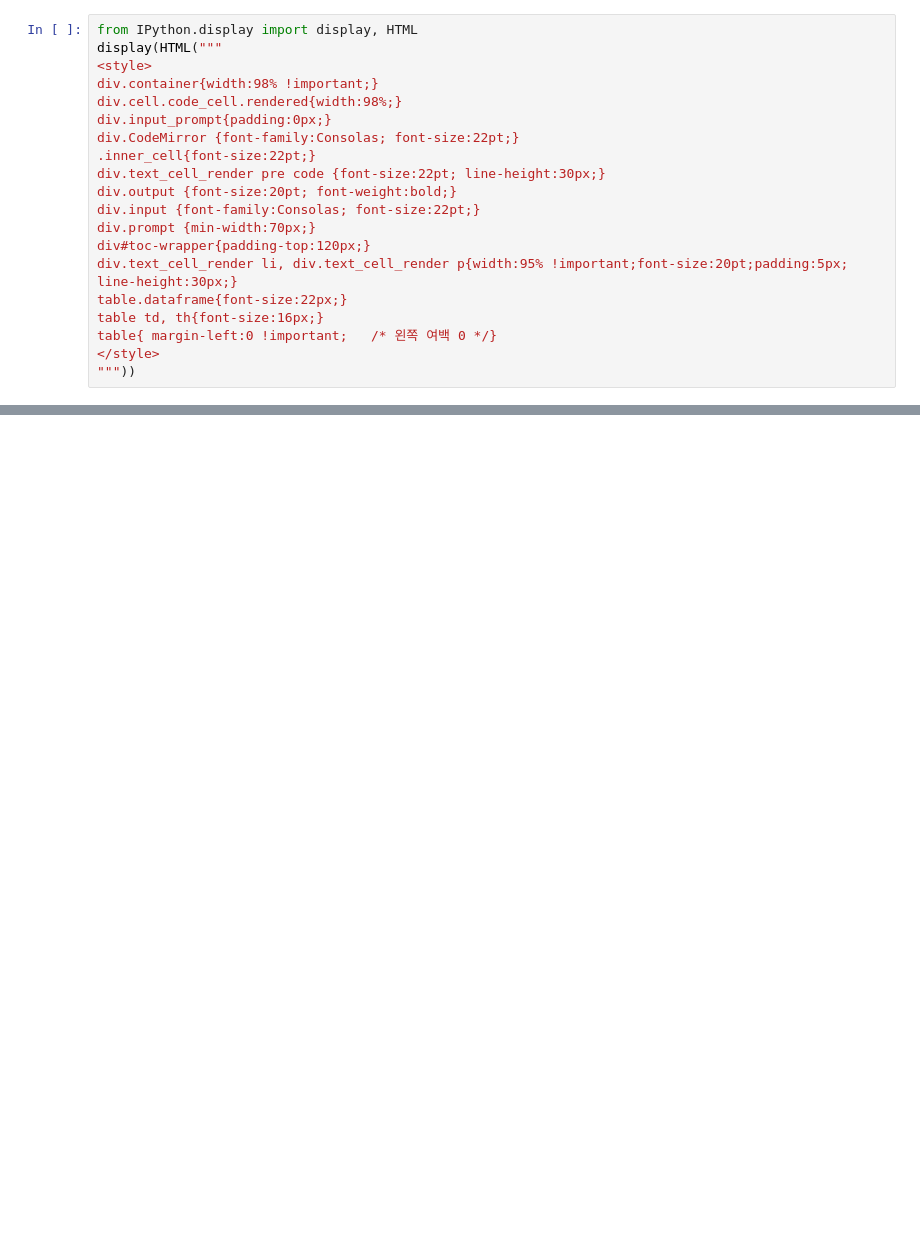
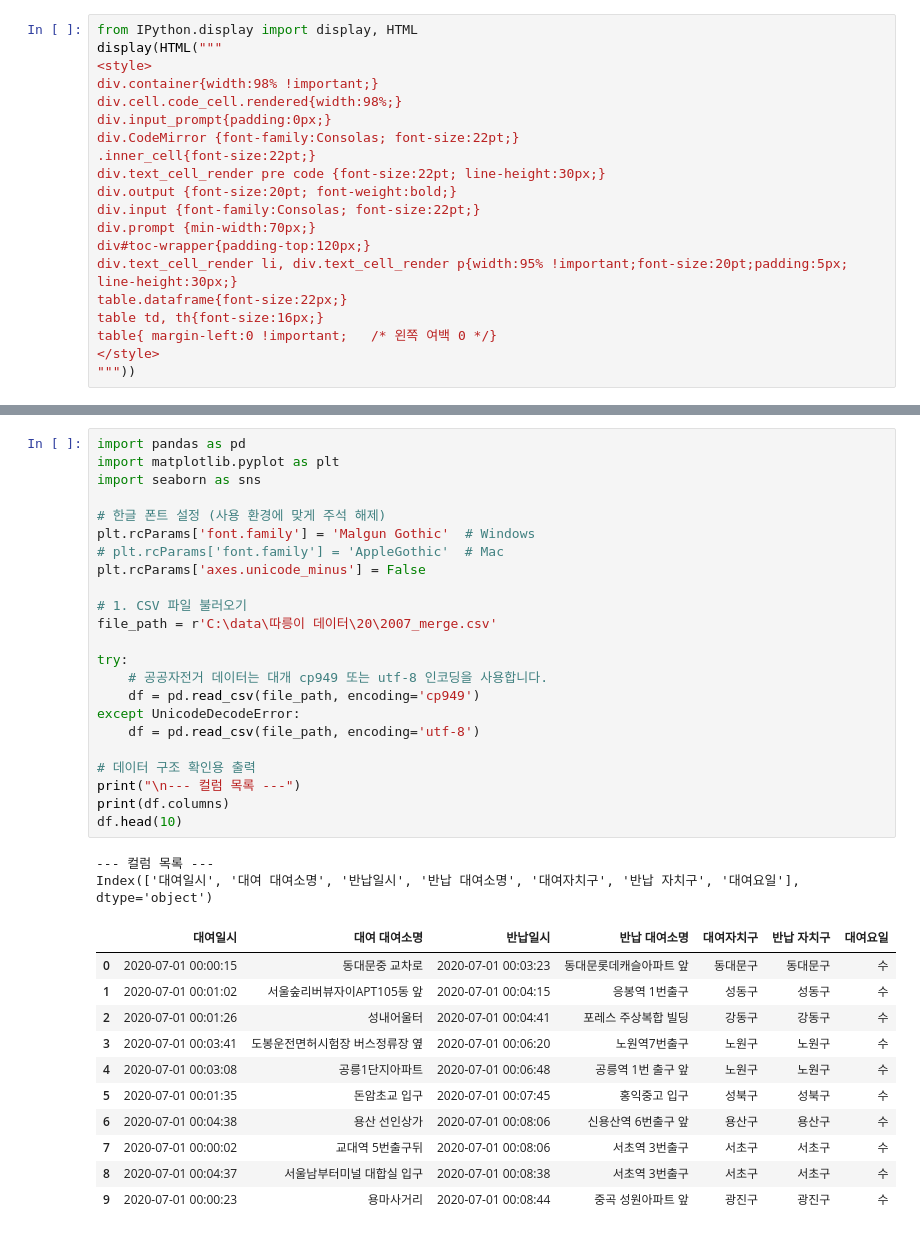
Before and after one commit to wonee-302/ai, a Jupyter notebook: source/Untitled.ipynb, the cells around one changed output, grey strips where cells are left out. Drawn from its saved outputs; the diff is of its cells as text; blank space fills up the shorter version.

```diff
--- a/source/Untitled.ipynb
+++ b/source/Untitled.ipynb
@@ -217,0 +21,37 @@ print("=== 1월부터 12월까지 전체 파일의 전처리 및 저장이 완
+# %%
+import pandas as pd
+import matplotlib.pyplot as plt
+import seaborn as sns
+
+# 한글 폰트 설정 (사용 환경에 맞게 주석 해제)
+plt.rcParams['font.family'] = 'Malgun Gothic'  # Windows
+# plt.rcParams['font.family'] = 'AppleGothic'  # Mac
+plt.rcParams['axes.unicode_minus'] = False
+
+# 1. CSV 파일 불러오기
+file_path = r'C:\data\따릉이 데이터\20\2007_merge.csv'
+
+try:
+    # 공공자전거 데이터는 대개 cp949 또는 utf-8 인코딩을 사용합니다.
+    df = pd.read_csv(file_path, encoding='cp949')
+except UnicodeDecodeError:
+    df = pd.read_csv(file_path, encoding='utf-8')
+
+# 데이터 구조 확인용 출력
+print("\n--- 컬럼 목록 ---")
+print(df.columns)
+df.head(10)
+# %% [output]
+--- 컬럼 목록 ---
+Index(['대여일시', '대여 대여소명', '반납일시', '반납 대여소명', '대여자치구', '반납 자치구', '대여요일'], dtype='object')
+|  | 대여일시 | 대여 대여소명 | 반납일시 | 반납 대여소명 | 대여자치구 | 반납 자치구 | 대여요일 |
+| 0 | 2020-07-01 00:00:15 | 동대문중 교차로 | 2020-07-01 00:03:23 | 동대문롯데캐슬아파트 앞 | 동대문구 | 동대문구 | 수 |
+| 1 | 2020-07-01 00:01:02 | 서울숲리버뷰자이APT105동 앞 | 2020-07-01 00:04:15 | 응봉역 1번출구 | 성동구 | 성동구 | 수 |
+| 2 | 2020-07-01 00:01:26 | 성내어울터 | 2020-07-01 00:04:41 | 포레스 주상복합 빌딩 | 강동구 | 강동구 | 수 |
+| 3 | 2020-07-01 00:03:41 | 도봉운전면허시험장 버스정류장 옆 | 2020-07-01 00:06:20 | 노원역7번출구 | 노원구 | 노원구 | 수 |
+| 4 | 2020-07-01 00:03:08 | 공릉1단지아파트 | 2020-07-01 00:06:48 | 공릉역 1번 출구 앞 | 노원구 | 노원구 | 수 |
+| 5 | 2020-07-01 00:01:35 | 돈암초교 입구 | 2020-07-01 00:07:45 | 홍익중고 입구 | 성북구 | 성북구 | 수 |
+| 6 | 2020-07-01 00:04:38 | 용산 선인상가 | 2020-07-01 00:08:06 | 신용산역 6번출구 앞 | 용산구 | 용산구 | 수 |
+| 7 | 2020-07-01 00:00:02 | 교대역 5번출구뒤 | 2020-07-01 00:08:06 | 서초역 3번출구 | 서초구 | 서초구 | 수 |
+| 8 | 2020-07-01 00:04:37 | 서울남부터미널 대합실 입구 | 2020-07-01 00:08:38 | 서초역 3번출구 | 서초구 | 서초구 | 수 |
+| 9 | 2020-07-01 00:00:23 | 용마사거리 | 2020-07-01 00:08:44 | 중곡 성원아파트 앞 | 광진구 | 광진구 | 수 |
```
Also changed, not shown: parts of 8 cells of this notebook, 55 other files.
